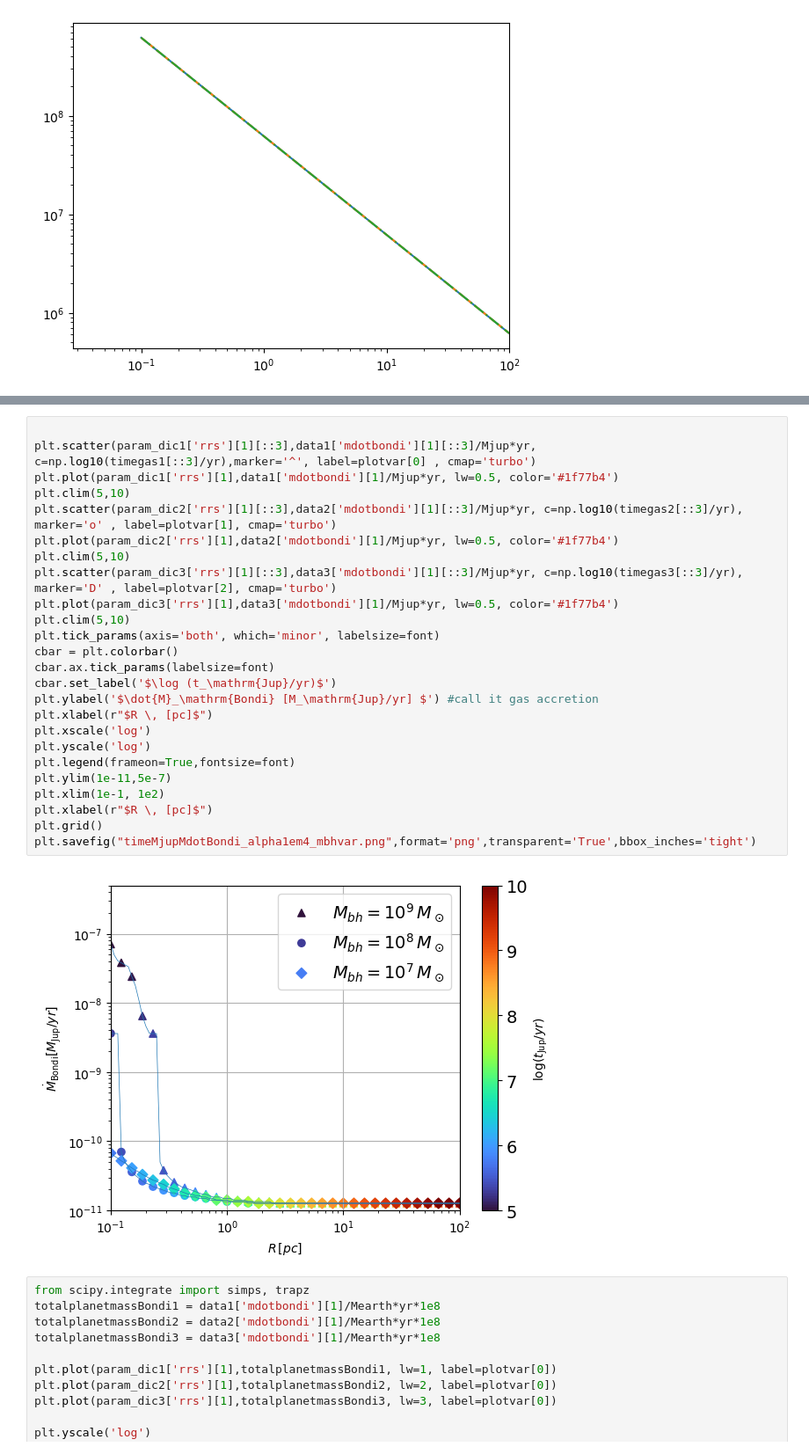
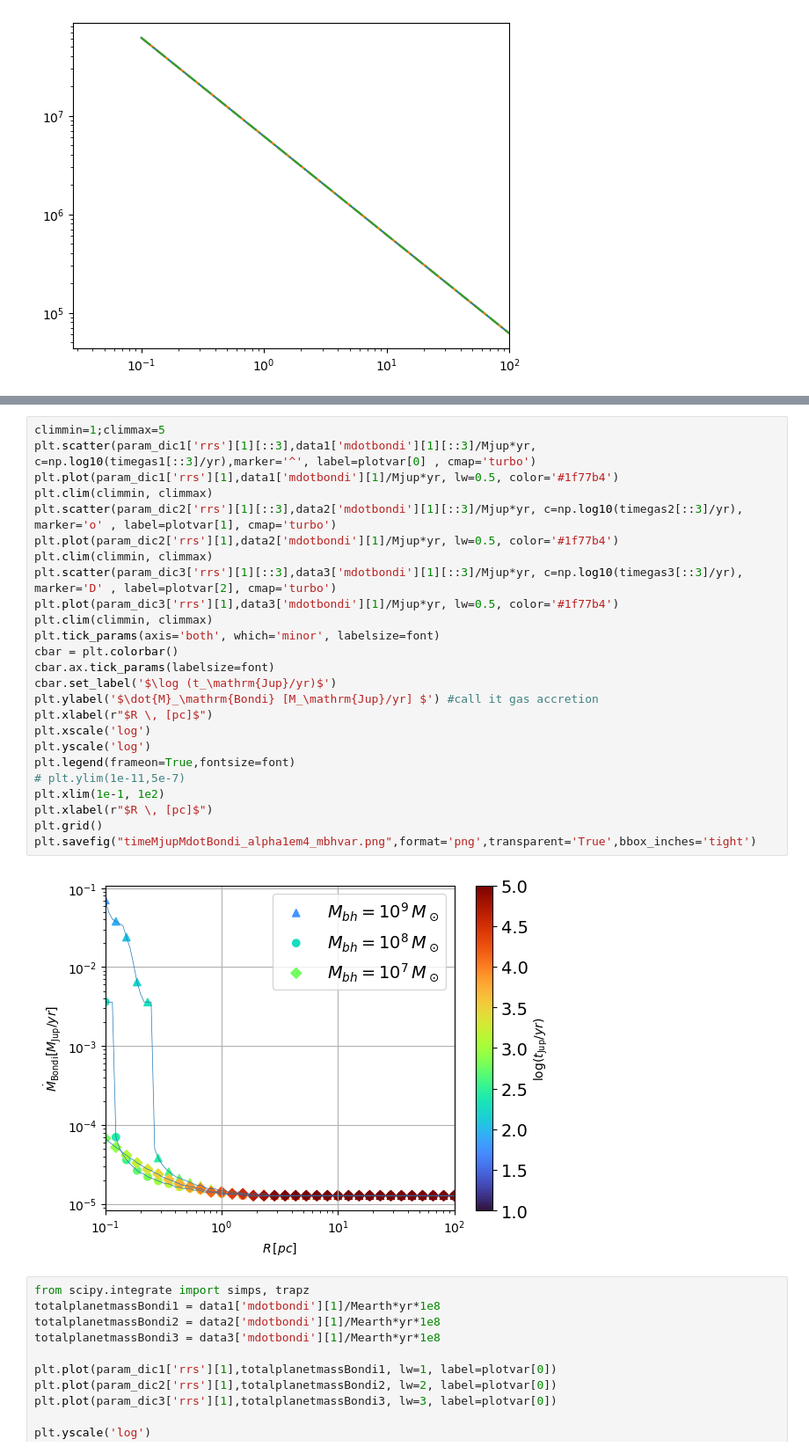
Before and after one commit to mbhupe/EmbeddedAGN, a Jupyter notebook: planetsAGN-magnetic_work.ipynb, the cells around one changed output, grey strips where cells are left out. Shown at 88% size. Cells and saved outputs as stored; diff of their text form.

```diff
--- a/planetsAGN-magnetic_work.ipynb
+++ b/planetsAGN-magnetic_work.ipynb
@@ -772,30 +772,30 @@ plt.savefig("timeMjupBondiGas_alpha1em4_mbhvar.png",format='png',transparent='Tr
 # %%
-
+climmin=1;climmax=5
 plt.scatter(param_dic1['rrs'][1][::3],data1['mdotbondi'][1][::3]/Mjup*yr, c=np.log10(timegas1[::3]/yr),marker='^', label=plotvar[0] , cmap='turbo')
 plt.plot(param_dic1['rrs'][1],data1['mdotbondi'][1]/Mjup*yr, lw=0.5, color='#1f77b4')
-plt.clim(5,10)
+plt.clim(climmin, climmax)
 plt.scatter(param_dic2['rrs'][1][::3],data2['mdotbondi'][1][::3]/Mjup*yr, c=np.log10(timegas2[::3]/yr), marker='o' , label=plotvar[1], cmap='turbo')
 plt.plot(param_dic2['rrs'][1],data2['mdotbondi'][1]/Mjup*yr, lw=0.5, color='#1f77b4')
-plt.clim(5,10)
+plt.clim(climmin, climmax)
 plt.scatter(param_dic3['rrs'][1][::3],data3['mdotbondi'][1][::3]/Mjup*yr, c=np.log10(timegas3[::3]/yr), marker='D' , label=plotvar[2], cmap='turbo')
 plt.plot(param_dic3['rrs'][1],data3['mdotbondi'][1]/Mjup*yr, lw=0.5, color='#1f77b4')
-plt.clim(5,10)
+plt.clim(climmin, climmax)
 plt.tick_params(axis='both', which='minor', labelsize=font)
 cbar = plt.colorbar()
 cbar.ax.tick_params(labelsize=font)
 cbar.set_label('$\log (t_\mathrm{Jup}/yr)$')
 plt.ylabel('$\dot{M}_\mathrm{Bondi} [M_\mathrm{Jup}/yr] $') #call it gas accretion
 plt.xlabel(r"$R \, [pc]$")
 plt.xscale('log')
 plt.yscale('log')
 plt.legend(frameon=True,fontsize=font)
-plt.ylim(1e-11,5e-7)
+# plt.ylim(1e-11,5e-7)
 plt.xlim(1e-1, 1e2)
 plt.xlabel(r"$R \, [pc]$")
 plt.grid()
 plt.savefig("timeMjupMdotBondi_alpha1em4_mbhvar.png",format='png',transparent='True',bbox_inches='tight')
 # %% [output]
-[figure, old version]
+[figure, new version]
 # %%
 from scipy.integrate import simps, trapz
 totalplanetmassBondi1 = data1['mdotbondi'][1]/Mearth*yr*1e8
```
Also changed, not shown: parts of 4 cells of this notebook.
